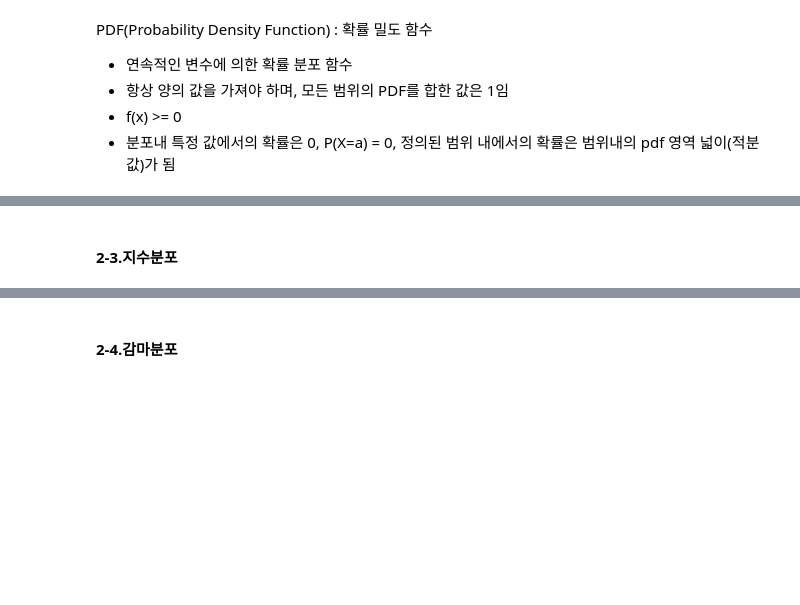
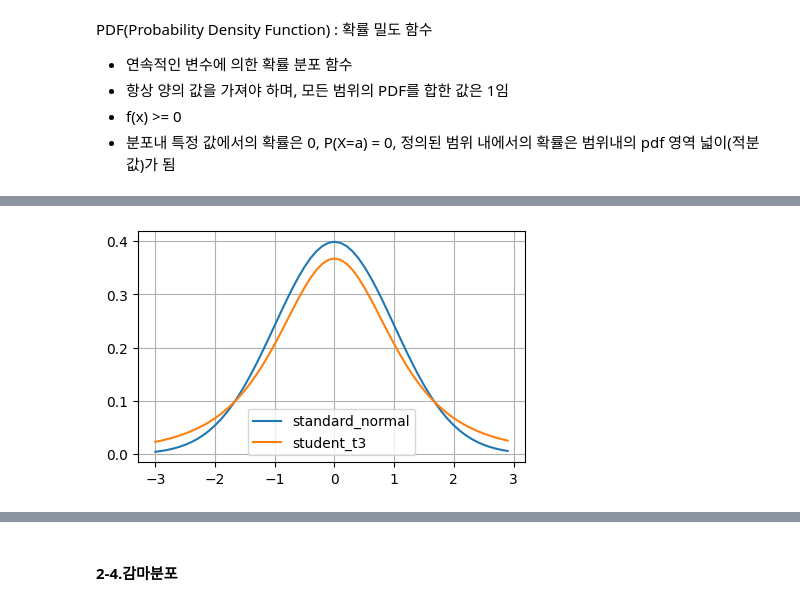
Before and after one commit to localtic/bigdata, a Jupyter notebook: Bigdata_S5_Scipy라이브러리_LAB.ipynb, the cells around one changed output, grey strips where cells are left out. Drawn from its saved outputs; the diff is of its cells as text; code cells hidden in the pictures; blank space fills up the shorter version.

Commit message:
연속형 확률분포 - 정규분포, t분포, 지수분포

```diff
--- a/Bigdata_S5_Scipy라이브러리_LAB.ipynb
+++ b/Bigdata_S5_Scipy라이브러리_LAB.ipynb
@@ -147,8 +225,19 @@ import matplotlib.pyplot as plt
 # %%
 # 표준정규분포와 스튜던트 t 분표 비교
 from scipy.stats import norm, t
 import pandas as pd
 import numpy as np
 import matplotlib.pyplot as plt
+
+dof = 3 # t분포는 자유도가 커질수록 정규분포와 유사
+rv_normal = norm()
+rv_t3 = t(df=dof)
+x = np.arange(-3, 3, 0.1)
+pdList = pd.DataFrame()
+pdList['standard_normal'] = rv_normal.pdf(x)
+pdList['student_t3'] = rv_t3.pdf(x)
+pdList.index = x
+pdList.plot(figsize=(5, 3), grid=True)
+plt.show()
+# %% [output]
+[figure, added]
-# %% [markdown]
-#### 2-3.지수분포
```
Also changed, not shown: parts of 55 cells of this notebook.
